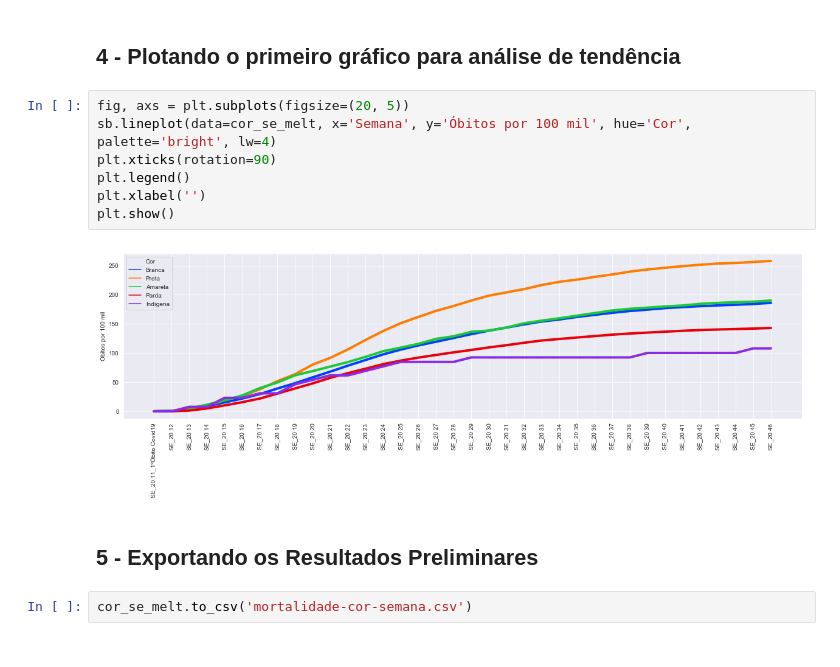
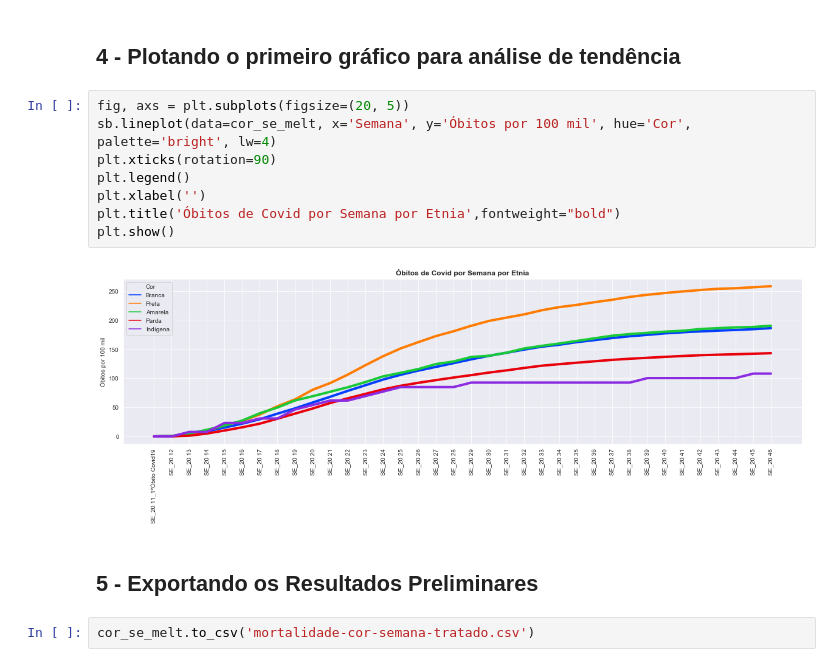
Before and after one commit to fredcobain/tcc_pos_data_pucmg, a Jupyter notebook: dados_antigos/03 - merge-covid-sem-pop.ipynb, the cells around one changed output. Drawn from its saved outputs; the diff is of its cells as text.

```diff
--- a/dados_antigos/03 - merge-covid-sem-pop.ipynb
+++ b/dados_antigos/03 - merge-covid-sem-pop.ipynb
@@ -144,13 +144,14 @@ display(cor_se_melt.tail())
 # %%
 fig, axs = plt.subplots(figsize=(20, 5))
 sb.lineplot(data=cor_se_melt, x='Semana', y='Óbitos por 100 mil', hue='Cor', palette='bright', lw=4)
 plt.xticks(rotation=90)
 plt.legend()
 plt.xlabel('')
+plt.title('Óbitos de Covid por Semana por Etnia',fontweight="bold")
 plt.show()
 # %% [output]
-[figure, old version]
+[figure, new version]
 # %% [markdown]
 ## 5 - Exportando os Resultados Preliminares ##
 # %%
-cor_se_melt.to_csv('mortalidade-cor-semana.csv')
+cor_se_melt.to_csv('mortalidade-cor-semana-tratado.csv')
```
Also changed, not shown: parts of 1 cell of this notebook, 4 other files.
